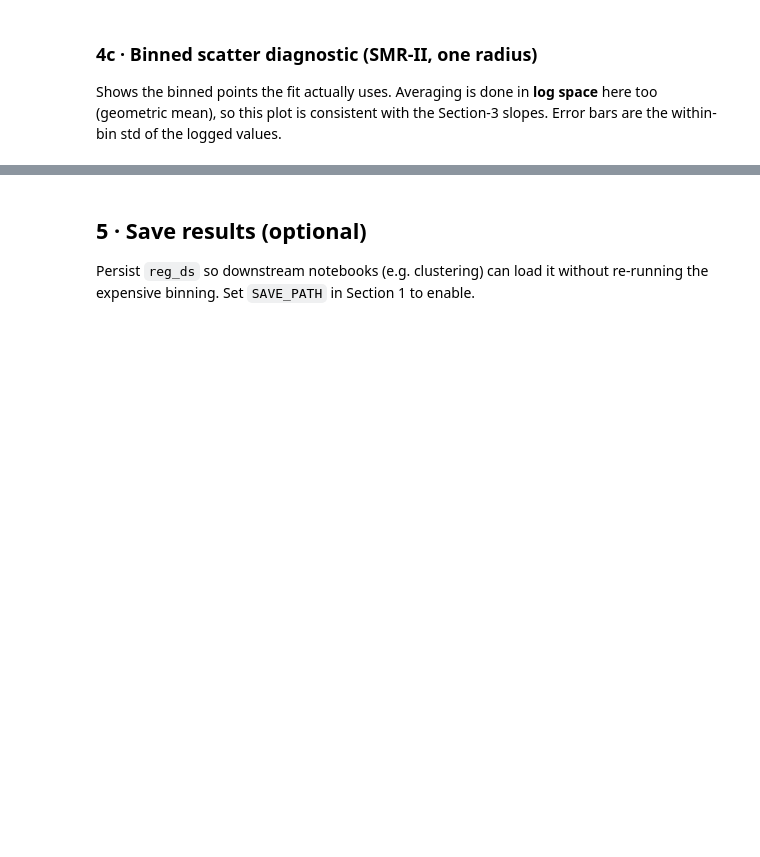
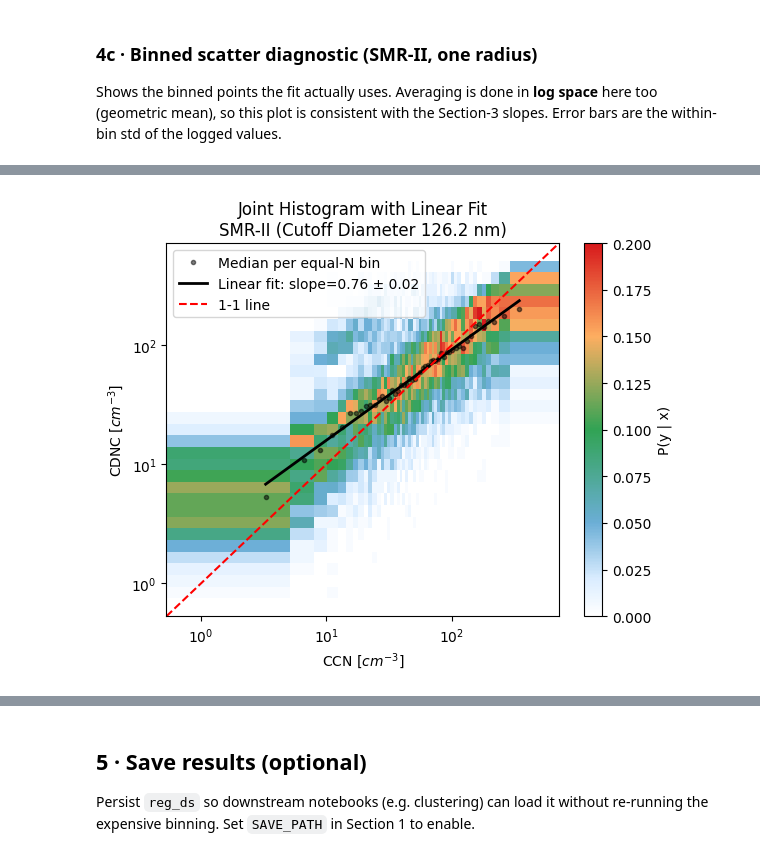
Before and after one commit to peter-churchill/PhD-Susceptibility, a Jupyter notebook: notebooks/noresm_stations_susc_binned.ipynb, the cells around one changed output, grey strips where cells are left out. Cells and saved outputs as stored; diff of their text form; code cells hidden in the pictures; blank space fills up the shorter version.

```diff
--- a/notebooks/noresm_stations_susc_binned.ipynb
+++ b/notebooks/noresm_stations_susc_binned.ipynb
@@ -261,0 +264,80 @@ plt.title(f'Binned fit diagnostic ({st}, radius idx {ridx})'); plt.show()
+# %%
+from matplotlib.colors import LinearSegmentedColormap
+from matplotlib.ticker import FuncFormatter, MaxNLocator
+cmap = LinearSegmentedColormap.from_list(
+    "paper_style",
+    [
+        (0.0,  "#ffffff"),
+        (0.1,  "#d9ecff"),
+        (0.25, "#6baed6"),
+        (0.5,  "#31a354"),
+        (0.75, "#fdae61"),
+        (1.0,  "#d7191c"),
+    ],
+)
+st, ridx = 'SMR-II', 20
+n_bins = 50
+
+ccn  = CCN_all['CCN'].sel(station=st).isel(radius=ridx).values.ravel()
+cdnc = CCN_all['CDNC'].sel(station=st).values.ravel()
+valid = np.isfinite(ccn) & np.isfinite(cdnc) & (ccn > 0) & (cdnc > 0)
+lx, ly = np.log10(ccn[valid]), np.log10(cdnc[valid])
+
+# equal-number bin edges in log space (same as the function)
+bins = np.unique(np.quantile(lx, np.linspace(0, 1, n_bins + 1)))
+
+lx_med, ly_med = [], []
+for b in range(len(bins) - 1):
+    if b == len(bins) - 2:
+        m = (lx >= bins[b]) & (lx <= bins[b+1])
+    else:
+        m = (lx >= bins[b]) & (lx < bins[b+1])
+    if m.sum() >= 2:
+        lx_med.append(np.median(lx[m]))
+        ly_med.append(np.median(ly[m]))
+lx_med, ly_med = np.array(lx_med), np.array(ly_med)
+
+# fitted line from reg_ds for this station/radius
+slope = float(reg_ds['slope'].sel(station=st).isel(radius=ridx))
+intercept = float(reg_ds['intercept'].sel(station=st).isel(radius=ridx))
+std_err = float(reg_ds['std_err'].sel(station=st).isel(radius=ridx))
+
+# --- joint histogram P(y|x): equal-frequency x-bins, linear y-bins ---
+g_min = min(lx.min(), ly.min())
+g_max = max(lx.max(), ly.max())
+
+xbins = bins  # equal-number edges in log-space, reused
+ybins = np.linspace(ly.min(), ly.max(), 30)
+H, xedges, yedges = np.histogram2d(lx, ly, bins=[xbins, ybins])
+H_norm = np.nan_to_num(H / H.sum(axis=1, keepdims=True))
+
+fig, ax = plt.subplots(figsize=(6, 5))
+pcm = ax.pcolormesh(xedges, yedges, H_norm.T, cmap=cmap, shading="auto", vmin=0, vmax=0.2)
+
+ax.plot(lx_med, ly_med, "k.", alpha=0.5, label="Median per equal-N bin")
+
+xfit = np.array([lx_med.min(), lx_med.max()])
+ax.plot(xfit, intercept + slope * xfit, "k-", linewidth=2,
+        label=f"Linear fit: slope={slope:.2f} ± {1.98*std_err:.2f}")
+
+ax.plot([g_min, g_max], [g_min, g_max], ls="--", c="red", label="1-1 line")
+ax.set_xlim(g_min, g_max)
+ax.set_ylim(g_min, g_max)
+
+# ticks at integer log10 values, labelled as powers of ten
+ax.xaxis.set_major_locator(MaxNLocator(integer=True))
+ax.yaxis.set_major_locator(MaxNLocator(integer=True))
+pow_fmt = FuncFormatter(lambda v, _: rf"$10^{{{int(v)}}}$")
+ax.xaxis.set_major_formatter(pow_fmt)
+ax.yaxis.set_major_formatter(pow_fmt)
+
+ax.set_xlabel("CCN [$cm^{-3}$]")
+ax.set_ylabel("CDNC [$cm^{-3}$]")
+ax.set_title(f"Joint Histogram with Linear Fit\n{st} (Cutoff Diameter {2*reg_ds['radius'].isel(radius=ridx).values:.1f} nm)")
+ax.legend()
+fig.colorbar(pcm, ax=ax, label="P(y | x)")
+
+plt.tight_layout()
+plt.show()
+# %% [output]
+[figure, added]
```
Also changed, not shown: parts of 5 cells of this notebook, 3 other files.
